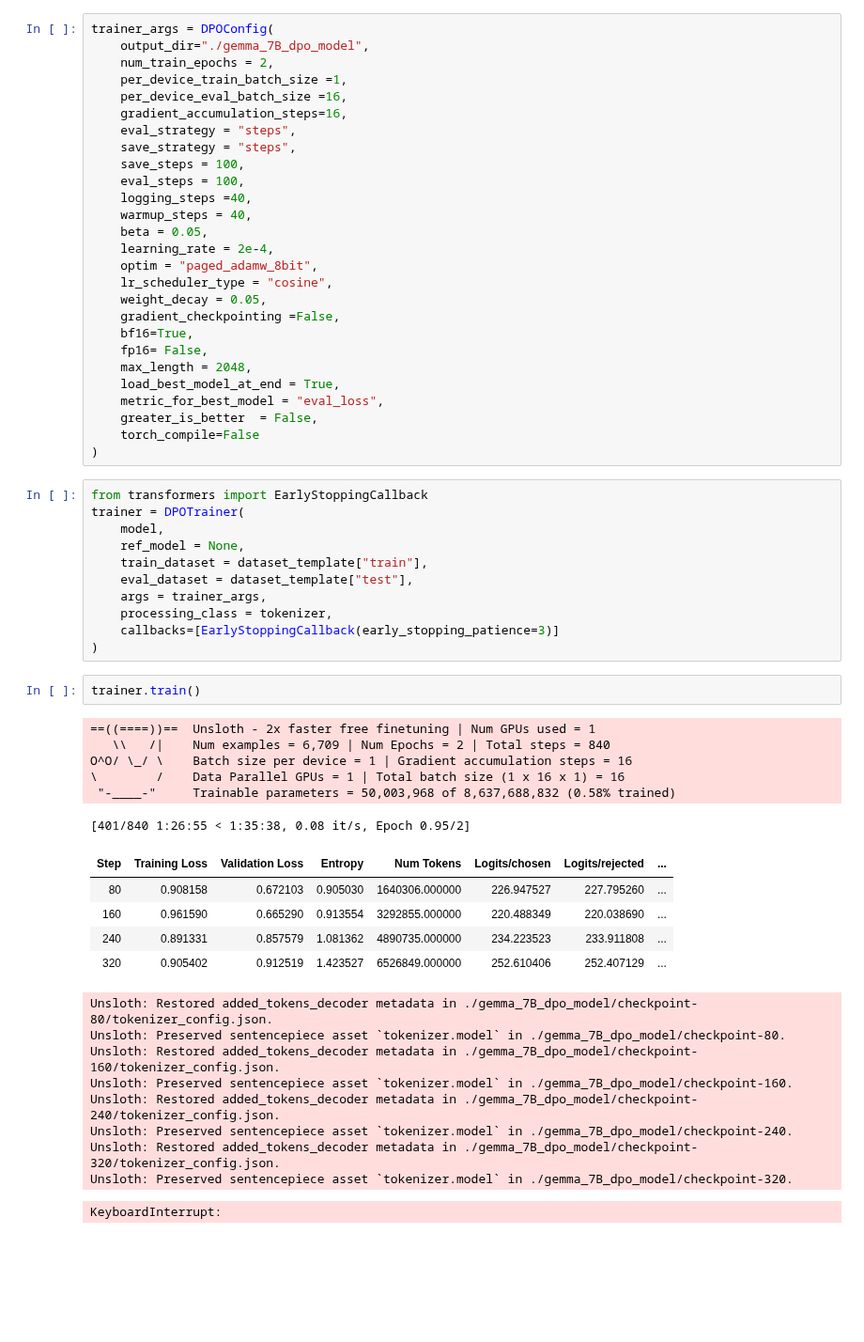
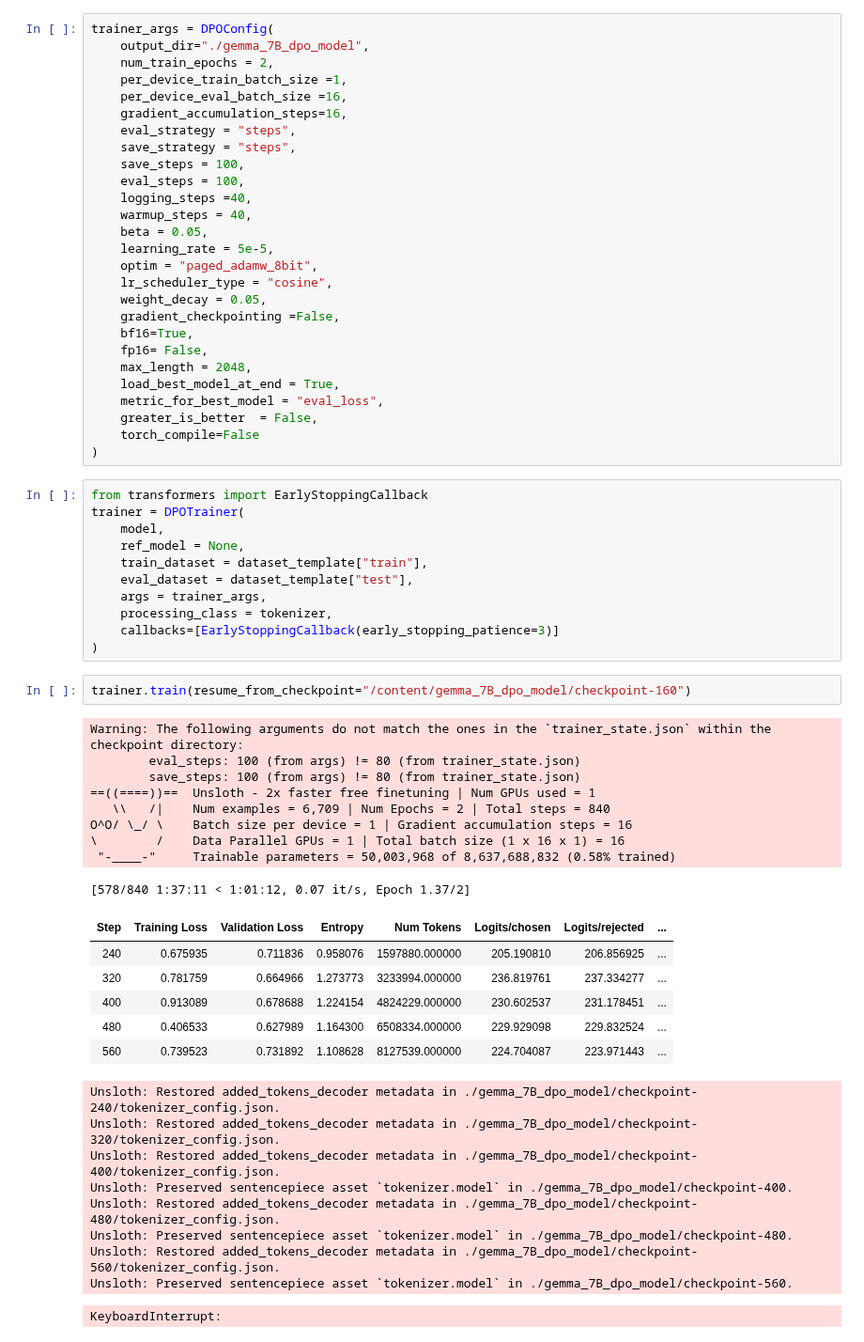
Before and after one commit to Khaledsaads/gemma-7b-sft-dpo, a Jupyter notebook: gemma-7b-dpo.ipynb, the cells around one changed output. Shown at 94% size. Saved outputs shown, nothing was run; the diff lists cells and outputs as text; blank space fills up the shorter version.

Commit message:
Observe loss oscillations at a 5e-5 learning rate

```diff
--- a/gemma-7b-dpo.ipynb
+++ b/gemma-7b-dpo.ipynb
@@ -244,7 +244,7 @@ trainer_args = DPOConfig(
     logging_steps =40,
     warmup_steps = 40,
     beta = 0.05,
-    learning_rate = 2e-4,
+    learning_rate = 5e-5,
     optim = "paged_adamw_8bit",
     lr_scheduler_type = "cosine",
     weight_decay = 0.05,
@@ -268,26 +268,30 @@ trainer = DPOTrainer(
     processing_class = tokenizer,
     callbacks=[EarlyStoppingCallback(early_stopping_patience=3)]
 )
-# %%
-trainer.train()
-# %% [output]
-==((====))==  Unsloth - 2x faster free finetuning | Num GPUs used = 1
-   \\   /|    Num examples = 6,709 | Num Epochs = 2 | Total steps = 840
-O^O/ \_/ \    Batch size per device = 1 | Gradient accumulation steps = 16
-\        /    Data Parallel GPUs = 1 | Total batch size (1 x 16 x 1) = 16
- "-____-"     Trainable parameters = 50,003,968 of 8,637,688,832 (0.58% trained)
-[401/840 1:26:55 < 1:35:38, 0.08 it/s, Epoch 0.95/2]
-| Step | Training Loss | Validation Loss | Entropy | Num Tokens | Logits/chosen | Logits/rejected | ... |
-| 80 | 0.908158 | 0.672103 | 0.905030 | 1640306.000000 | 226.947527 | 227.795260 | ... |
-| 160 | 0.961590 | 0.665290 | 0.913554 | 3292855.000000 | 220.488349 | 220.038690 | ... |
-| 240 | 0.891331 | 0.857579 | 1.081362 | 4890735.000000 | 234.223523 | 233.911808 | ... |
-| 320 | 0.905402 | 0.912519 | 1.423527 | 6526849.000000 | 252.610406 | 252.407129 | ... |
-Unsloth: Restored added_tokens_decoder metadata in ./gemma_7B_dpo_model/checkpoint-80/tokenizer_config.json.
-Unsloth: Preserved sentencepiece asset `tokenizer.model` in ./gemma_7B_dpo_model/checkpoint-80.
-Unsloth: Restored added_tokens_decoder metadata in ./gemma_7B_dpo_model/checkpoint-160/tokenizer_config.json.
-Unsloth: Preserved sentencepiece asset `tokenizer.model` in ./gemma_7B_dpo_model/checkpoint-160.
-Unsloth: Restored added_tokens_decoder metadata in ./gemma_7B_dpo_model/checkpoint-240/tokenizer_config.json.
-Unsloth: Preserved sentencepiece asset `tokenizer.model` in ./gemma_7B_dpo_model/checkpoint-240.
-Unsloth: Restored added_tokens_decoder metadata in ./gemma_7B_dpo_model/checkpoint-320/tokenizer_config.json.
-Unsloth: Preserved sentencepiece asset `tokenizer.model` in ./gemma_7B_dpo_model/checkpoint-320.
-KeyboardInterrupt:
+# %%
+trainer.train(resume_from_checkpoint="/content/gemma_7B_dpo_model/checkpoint-160")
+# %% [output]
+Warning: The following arguments do not match the ones in the `trainer_state.json` within the checkpoint directory:
+        eval_steps: 100 (from args) != 80 (from trainer_state.json)
+        save_steps: 100 (from args) != 80 (from trainer_state.json)
+==((====))==  Unsloth - 2x faster free finetuning | Num GPUs used = 1
+   \\   /|    Num examples = 6,709 | Num Epochs = 2 | Total steps = 840
+O^O/ \_/ \    Batch size per device = 1 | Gradient accumulation steps = 16
+\        /    Data Parallel GPUs = 1 | Total batch size (1 x 16 x 1) = 16
+ "-____-"     Trainable parameters = 50,003,968 of 8,637,688,832 (0.58% trained)
+[578/840 1:37:11 < 1:01:12, 0.07 it/s, Epoch 1.37/2]
+| Step | Training Loss | Validation Loss | Entropy | Num Tokens | Logits/chosen | Logits/rejected | ... |
+| 240 | 0.675935 | 0.711836 | 0.958076 | 1597880.000000 | 205.190810 | 206.856925 | ... |
+| 320 | 0.781759 | 0.664966 | 1.273773 | 3233994.000000 | 236.819761 | 237.334277 | ... |
+| 400 | 0.913089 | 0.678688 | 1.224154 | 4824229.000000 | 230.602537 | 231.178451 | ... |
+| 480 | 0.406533 | 0.627989 | 1.164300 | 6508334.000000 | 229.929098 | 229.832524 | ... |
+| 560 | 0.739523 | 0.731892 | 1.108628 | 8127539.000000 | 224.704087 | 223.971443 | ... |
+Unsloth: Restored added_tokens_decoder metadata in ./gemma_7B_dpo_model/checkpoint-240/tokenizer_config.json.
+Unsloth: Restored added_tokens_decoder metadata in ./gemma_7B_dpo_model/checkpoint-320/tokenizer_config.json.
+Unsloth: Restored added_tokens_decoder metadata in ./gemma_7B_dpo_model/checkpoint-400/tokenizer_config.json.
+Unsloth: Preserved sentencepiece asset `tokenizer.model` in ./gemma_7B_dpo_model/checkpoint-400.
+Unsloth: Restored added_tokens_decoder metadata in ./gemma_7B_dpo_model/checkpoint-480/tokenizer_config.json.
+Unsloth: Preserved sentencepiece asset `tokenizer.model` in ./gemma_7B_dpo_model/checkpoint-480.
+Unsloth: Restored added_tokens_decoder metadata in ./gemma_7B_dpo_model/checkpoint-560/tokenizer_config.json.
+Unsloth: Preserved sentencepiece asset `tokenizer.model` in ./gemma_7B_dpo_model/checkpoint-560.
+KeyboardInterrupt:
```
Also changed, not shown: parts of 6 cells of this notebook.
